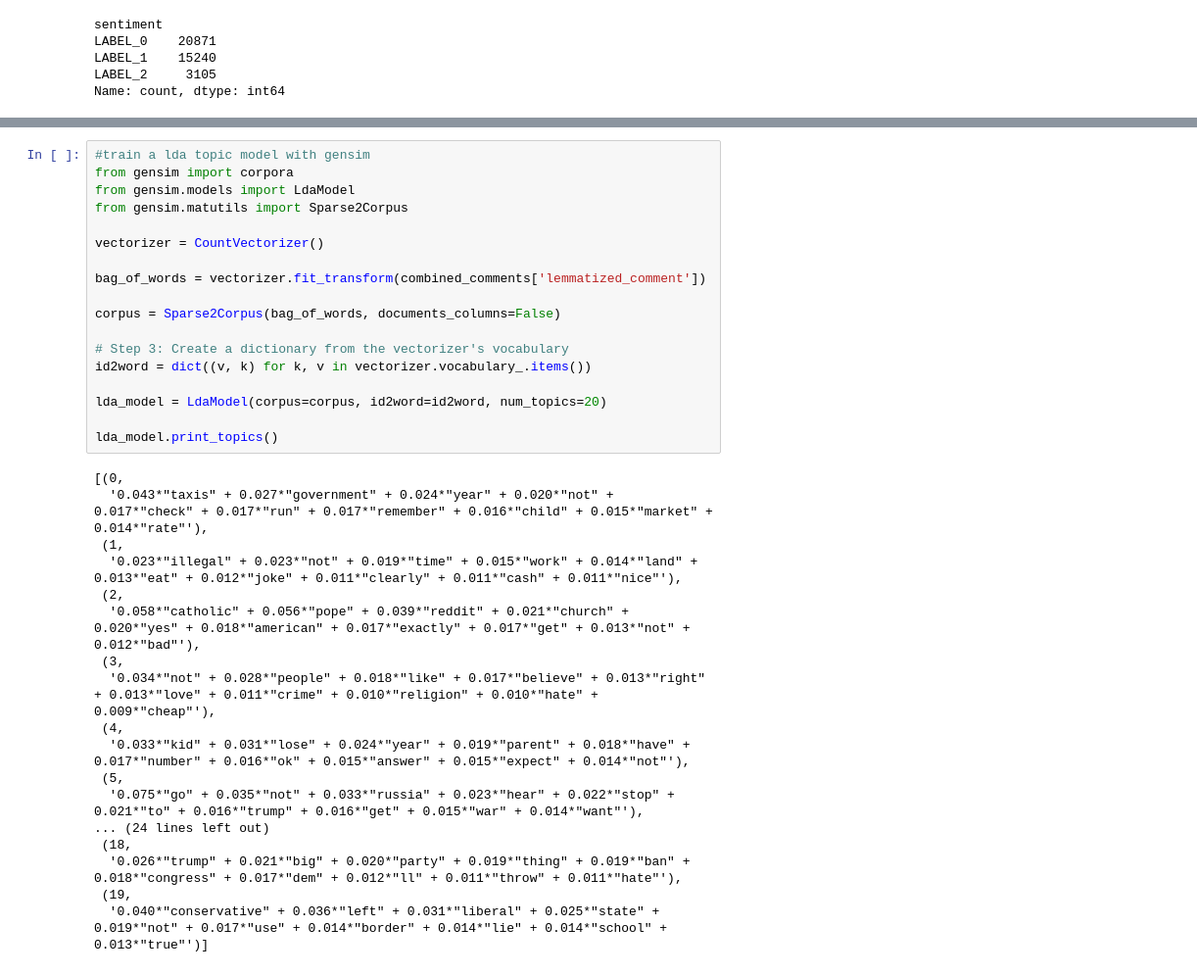
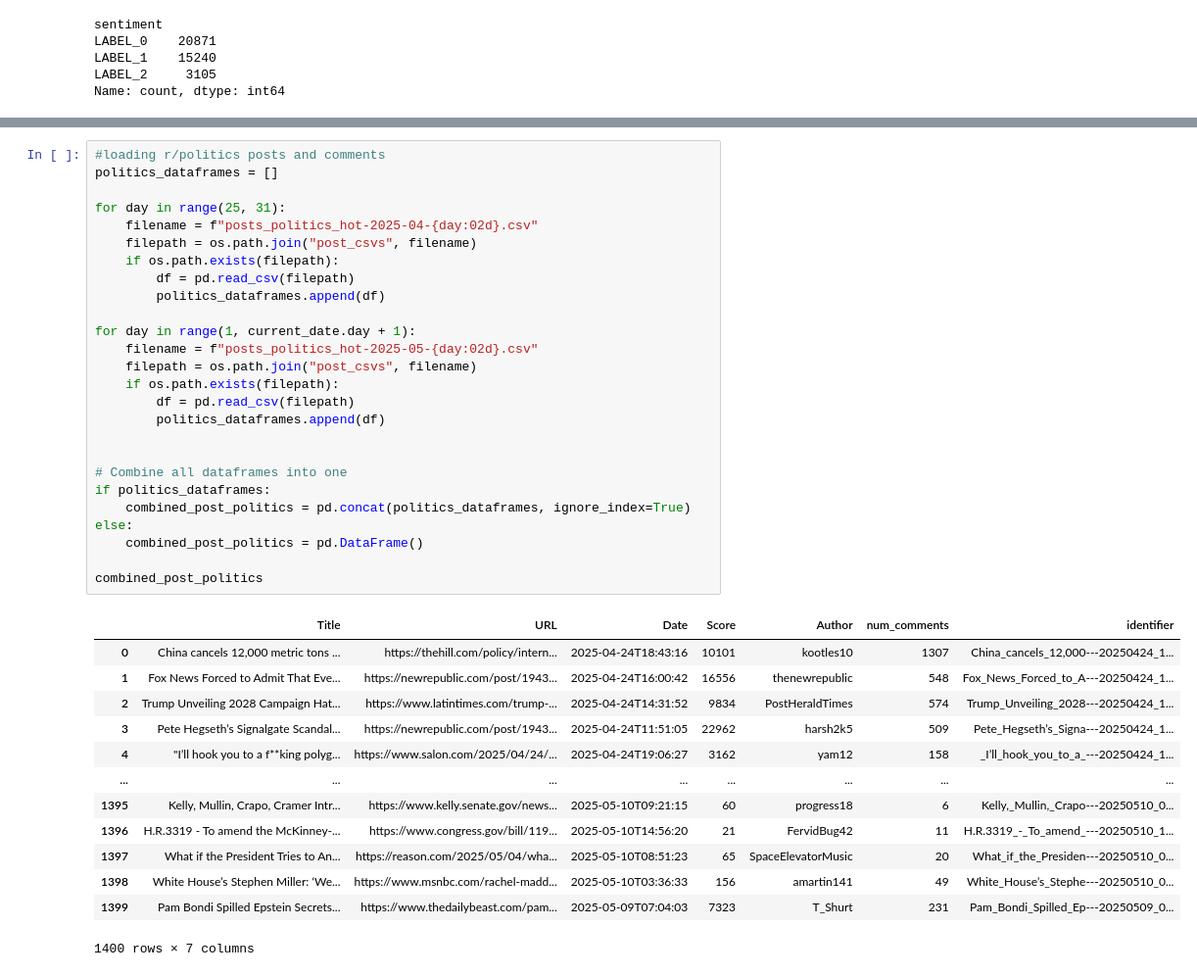
Before and after one commit to NikhilBapat14/IS310-Project, a Jupyter notebook: analysis.ipynb, the cells around one changed output, grey strips where cells are left out. Shown at 98% size. Cells and saved outputs as stored; diff of their text form.

```diff
--- a/analysis.ipynb
+++ b/analysis.ipynb
@@ -663,36 +556,40 @@ Note: you may need to restart the kernel to use updated packages.
-# %%
-#train a lda topic model with gensim
-from gensim import corpora
-from gensim.models import LdaModel
-from gensim.matutils import Sparse2Corpus
-
-vectorizer = CountVectorizer()
-
-bag_of_words = vectorizer.fit_transform(combined_comments['lemmatized_comment'])
-
-corpus = Sparse2Corpus(bag_of_words, documents_columns=False)
-
-# Step 3: Create a dictionary from the vectorizer's vocabulary
-id2word = dict((v, k) for k, v in vectorizer.vocabulary_.items())
-
-lda_model = LdaModel(corpus=corpus, id2word=id2word, num_topics=20)
-
-lda_model.print_topics()
-# %% [output]
-[(0,
-  '0.043*"taxis" + 0.027*"government" + 0.024*"year" + 0.020*"not" + 0.017*"check" + 0.017*"run" + 0.017*"remember" + 0.016*"child" + 0.015*"market" + 0.014*"rate"'),
- (1,
-  '0.023*"illegal" + 0.023*"not" + 0.019*"time" + 0.015*"work" + 0.014*"land" + 0.013*"eat" + 0.012*"joke" + 0.011*"clearly" + 0.011*"cash" + 0.011*"nice"'),
- (2,
-  '0.058*"catholic" + 0.056*"pope" + 0.039*"reddit" + 0.021*"church" + 0.020*"yes" + 0.018*"american" + 0.017*"exactly" + 0.017*"get" + 0.013*"not" + 0.012*"bad"'),
- (3,
-  '0.034*"not" + 0.028*"people" + 0.018*"like" + 0.017*"believe" + 0.013*"right" + 0.013*"love" + 0.011*"crime" + 0.010*"religion" + 0.010*"hate" + 0.009*"cheap"'),
- (4,
-  '0.033*"kid" + 0.031*"lose" + 0.024*"year" + 0.019*"parent" + 0.018*"have" + 0.017*"number" + 0.016*"ok" + 0.015*"answer" + 0.015*"expect" + 0.014*"not"'),
- (5,
-  '0.075*"go" + 0.035*"not" + 0.033*"russia" + 0.023*"hear" + 0.022*"stop" + 0.021*"to" + 0.016*"trump" + 0.016*"get" + 0.015*"war" + 0.014*"want"'),
-... (24 lines left out)
- (18,
-  '0.026*"trump" + 0.021*"big" + 0.020*"party" + 0.019*"thing" + 0.019*"ban" + 0.018*"congress" + 0.017*"dem" + 0.012*"ll" + 0.011*"throw" + 0.011*"hate"'),
- (19,
-  '0.040*"conservative" + 0.036*"left" + 0.031*"liberal" + 0.025*"state" + 0.019*"not" + 0.017*"use" + 0.014*"border" + 0.014*"lie" + 0.014*"school" + 0.013*"true"')]
+# %%
+#loading r/politics posts and comments
+politics_dataframes = []
+
+for day in range(25, 31):
+    filename = f"posts_politics_hot-2025-04-{day:02d}.csv"
+    filepath = os.path.join("post_csvs", filename)
+    if os.path.exists(filepath):
+        df = pd.read_csv(filepath)
+        politics_dataframes.append(df)
+
+for day in range(1, current_date.day + 1):
+    filename = f"posts_politics_hot-2025-05-{day:02d}.csv"
+    filepath = os.path.join("post_csvs", filename)
+    if os.path.exists(filepath):
+        df = pd.read_csv(filepath)
+        politics_dataframes.append(df)
+
+
+# Combine all dataframes into one
+if politics_dataframes:
+    combined_post_politics = pd.concat(politics_dataframes, ignore_index=True)
+else:
+    combined_post_politics = pd.DataFrame()
+
+combined_post_politics
+# %% [output]
+|  | Title | URL | Date | Score | Author | num_comments | identifier |
+| 0 | China cancels 12,000 metric tons ... | https://thehill.com/policy/intern... | 2025-04-24T18:43:16 | 10101 | kootles10 | 1307 | China_cancels_12,000---20250424_1... |
+| 1 | Fox News Forced to Admit That Eve... | https://newrepublic.com/post/1943... | 2025-04-24T16:00:42 | 16556 | thenewrepublic | 548 | Fox_News_Forced_to_A---20250424_1... |
+| 2 | Trump Unveiling 2028 Campaign Hat... | https://www.latintimes.com/trump-... | 2025-04-24T14:31:52 | 9834 | PostHeraldTimes | 574 | Trump_Unveiling_2028---20250424_1... |
+| 3 | Pete Hegseth’s Signalgate Scandal... | https://newrepublic.com/post/1943... | 2025-04-24T11:51:05 | 22962 | harsh2k5 | 509 | Pete_Hegseth’s_Signa---20250424_1... |
+| 4 | "I’ll hook you to a f**king polyg... | https://www.salon.com/2025/04/24/... | 2025-04-24T19:06:27 | 3162 | yam12 | 158 | _I’ll_hook_you_to_a_---20250424_1... |
+| ... | ... | ... | ... | ... | ... | ... | ... |
+| 1395 | Kelly, Mullin, Crapo, Cramer Intr... | https://www.kelly.senate.gov/news... | 2025-05-10T09:21:15 | 60 | progress18 | 6 | Kelly,_Mullin,_Crapo---20250510_0... |
+| 1396 | H.R.3319 - To amend the McKinney-... | https://www.congress.gov/bill/119... | 2025-05-10T14:56:20 | 21 | FervidBug42 | 11 | H.R.3319_-_To_amend_---20250510_1... |
+| 1397 | What if the President Tries to An... | https://reason.com/2025/05/04/wha... | 2025-05-10T08:51:23 | 65 | SpaceElevatorMusic | 20 | What_if_the_Presiden---20250510_0... |
+| 1398 | White House’s Stephen Miller: ‘We... | https://www.msnbc.com/rachel-madd... | 2025-05-10T03:36:33 | 156 | amartin141 | 49 | White_House’s_Stephe---20250510_0... |
+| 1399 | Pam Bondi Spilled Epstein Secrets... | https://www.thedailybeast.com/pam... | 2025-05-09T07:04:03 | 7323 | T_Shurt | 231 | Pam_Bondi_Spilled_Ep---20250509_0... |
+1400 rows × 7 columns
```
Also changed, not shown: parts of 28 cells of this notebook.
